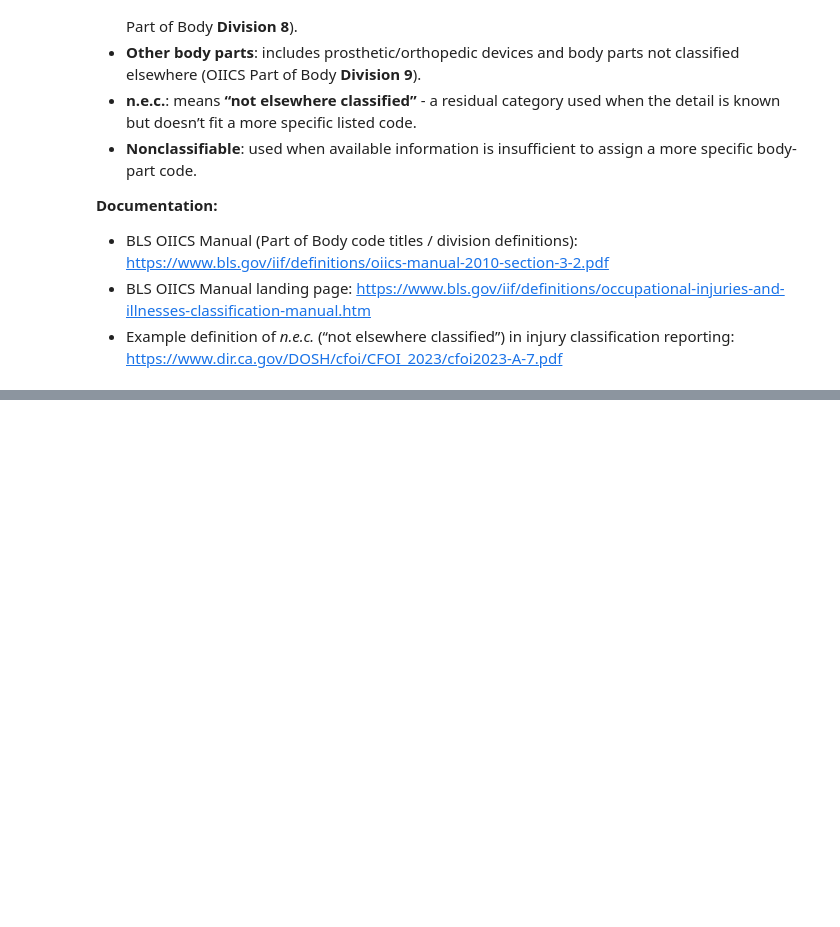
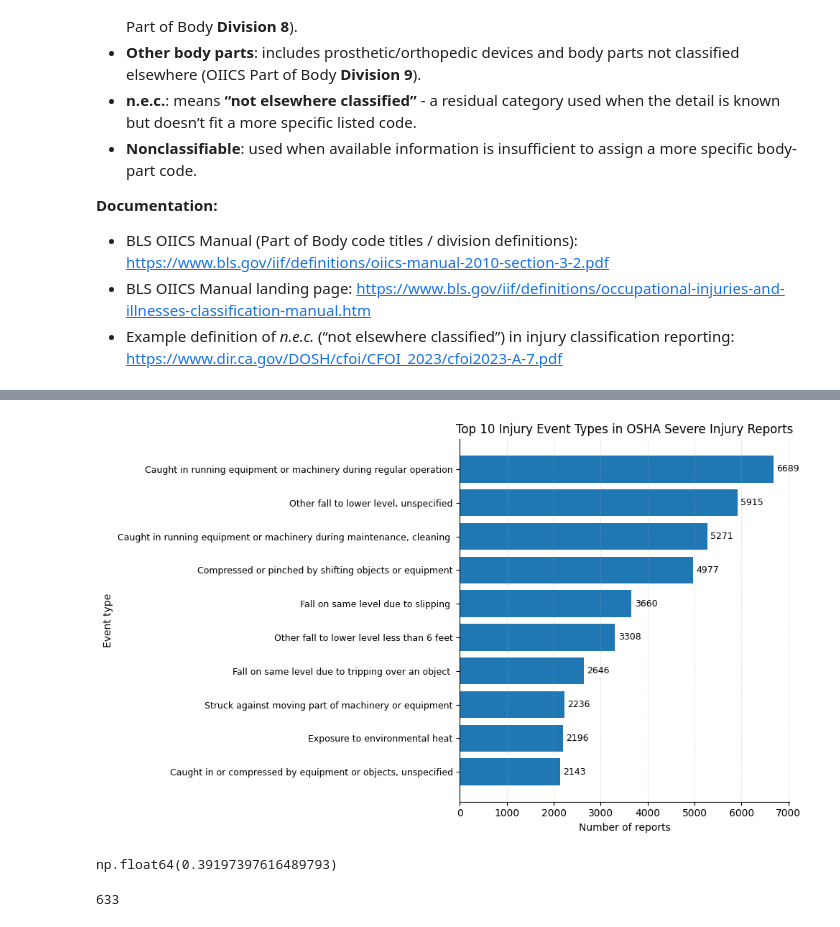
Before and after one commit to CourtneyMandela/occupational_injury_trends, a Jupyter notebook: notebooks/osha_severe_injury.ipynb, the cells around one changed output, grey strips where cells are left out. Saved outputs shown, nothing was run; the diff lists cells and outputs as text; code cells hidden in the pictures; blank space fills up the shorter version.

Commit message:
Add top injury event types visualization and interpretation

```diff
--- a/notebooks/osha_severe_injury.ipynb
+++ b/notebooks/osha_severe_injury.ipynb
@@ -844,0 +862,39 @@ This dataset uses the **BLS Occupational Injury and Illness Classification Syste
+# %%
+# Count how many reports fall into each event category (human-readable labels)
+event_counts = df["EventTitle"].value_counts()
+
+# For the chart, limit to the Top N categories for readability
+top_n = 10
+top_events = event_counts.head(top_n).sort_values()  # sort so barh displays in rank order
+
+fig, ax = plt.subplots(figsize=(10, 6))
+ax.barh(top_events.index, top_events.values)
+
+ax.set_title(f"Top {top_n} Injury Event Types in OSHA Severe Injury Reports")
+ax.set_xlabel("Number of reports")
+ax.set_ylabel("Event type")
+
+# Improve readability / reduce clutter
+ax.grid(axis="x", linestyle="--", alpha=0.3)
+ax.spines["top"].set_visible(False)
+ax.spines["right"].set_visible(False)
+
+# Add value labels so readers don't have to estimate from the axis
+ax.bar_label(ax.containers[0], padding=3, fontsize=9)
+ax.tick_params(axis="y", labelsize=9)
+
+plt.tight_layout()
+plt.show()
+# %% [output]
+[figure, added]
+# %%
+# Quantify concentration: what share of ALL reports are captured by the Top 10 categories?
+top10_share = event_counts.head(10).sum() / event_counts.sum()
+top10_share
+# %% [output]
+np.float64(0.39197397616489793)
+# %%
+# Context for concentration: how many distinct event categories exist in the full dataset?
+df["EventTitle"].nunique()
+# %% [output]
+633
```
Also changed, not shown: parts of 2 cells of this notebook.
